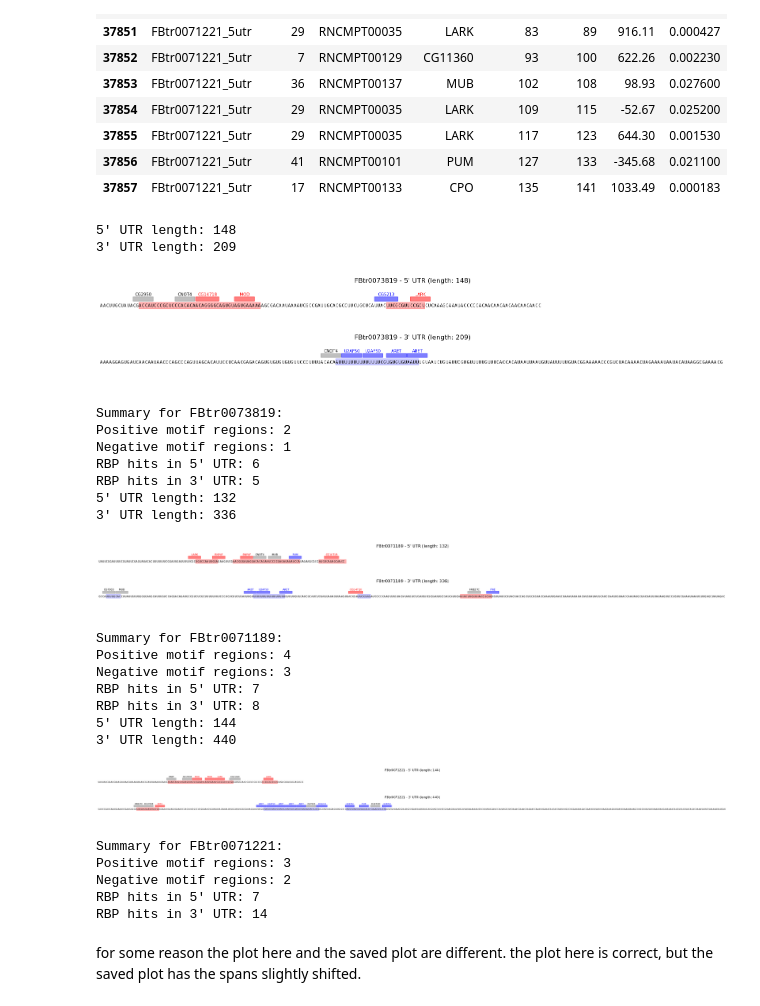
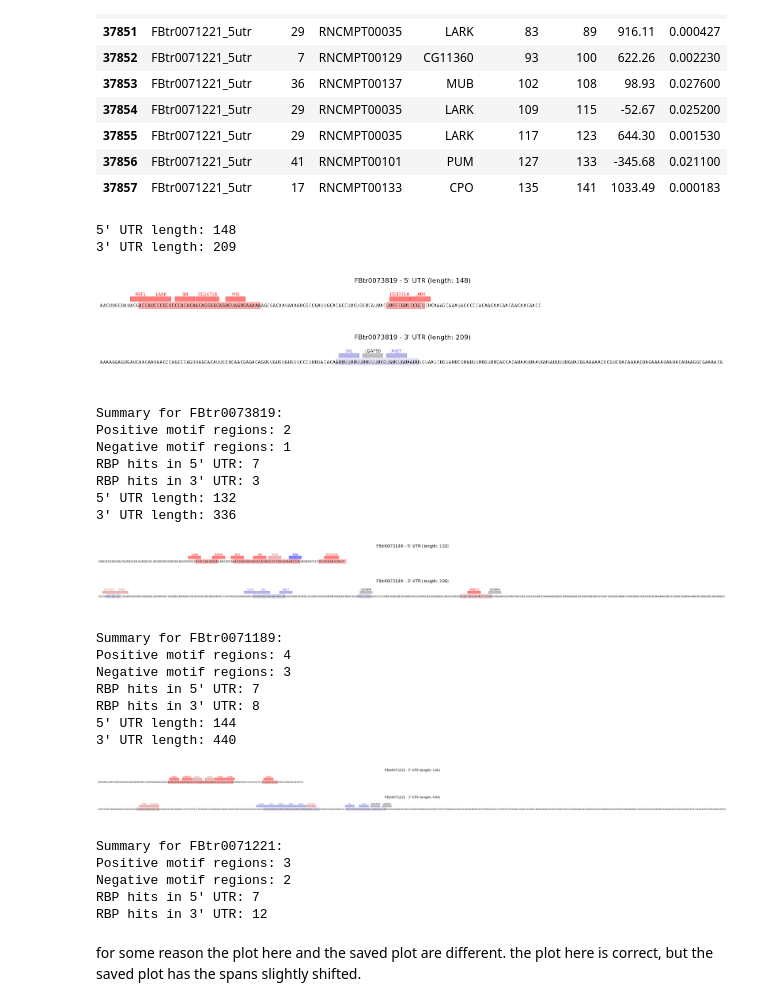
Before and after one commit to ManchesterBioinference/mRNA_LLM, a Jupyter notebook: notebooks/explorativeJupyterNotebooks/createFigures.ipynb, the cells around one changed output. Cells and saved outputs as stored; diff of their text form; code cells hidden in the pictures.

```diff
--- a/notebooks/explorativeJupyterNotebooks/createFigures.ipynb
+++ b/notebooks/explorativeJupyterNotebooks/createFigures.ipynb
@@ -804,0 +984,27 @@ plt.show()
+# %%
+from matplotlib.colors import TwoSlopeNorm
+
+score
+vals = np.array(score)
+amp = float(np.max(np.abs(vals)))  # symmetric range
+norm = TwoSlopeNorm(vmin=-amp, vcenter=0, vmax=amp)
+
+fig, ax = plt.subplots(figsize=(0.06 * len(vals) + 1, 1.1))
+img = ax.imshow(vals[None, :], cmap='bwr', norm=norm, aspect='auto')
+
+ax.set_yticks([])
+ax.set_xlabel('Score Index')
+ax.set_title('SHAP Scores')
+
+# Sparse x ticks if long
+if len(vals) > 40:
+    step = max(1, len(vals) // 20)
+    ax.set_xticks(range(0, len(vals), step))
+
+## Removed legend (no legend created) and kept colorbar for scale reference
+#cb = plt.colorbar(img, ax=ax, fraction=0.04, pad=0.3)
+#cb.set_ticks([-amp, 0, amp])
+
+plt.tight_layout()
+plt.savefig('figures/score_rectangles.svg')
+plt.show()
@@ -1207,8 +1415,10 @@ for target_trID in ['FBtr0073819','FBtr0071189','FBtr0071221']:
         rbp_hits_5utr, rbp_hits_3utr = filter_rbp_hits(pos_motifs, neg_motifs, rbp_hits_5utr, rbp_hits_3utr)
 
         # Define motif groups
-        positive_motifs = ['RNP4F','REF2','B52','CG33714','MOD','LARK','CG14718']
-        negative_motifs = ['FNE','U2AF50','ROX8','ARET','CG5213','PUM']
+        pos5_motifs = ['MSI','CG14718','SF2','CG2950','LARK','RNP4F','REF2','RBP1-LIKE','FMR1','SRP54','B52','SM','HRB98DE','RSF1','CG33714','HRB27C','CG7903','TRA2']
+        pos3_motifs = ['B52','SF2','CG14718','CG2950','CG33714','SRP54','MUB','RSF1','LARK','MSI','CG7903','EIF-2ALPHA','PUF68','MOD','FMR1']
+        neg5_motifs = ['SXL','PUM','ELAV']
+        neg3_motifs = ['ELAV','SXL','ARET','PUM','PAPI']
 
         # Create the visualization
         xmax = max(len(utr5_seq), len(utr3_seq))  # Extend x-axis to accommodate motifs
@@ -1260,7 +1470,7 @@ for target_trID in ['FBtr0073819','FBtr0071189','FBtr0071221']:
 
         # Add RBP motif labels above 5' UTR sequence
         for _, rbp in rbp_hits_5utr.iterrows():
-            color = 'red' if rbp['alt_id'] in positive_motifs else 'blue' if rbp['alt_id'] in negative_motifs else 'black'
+            color = 'red' if rbp['alt_id'] in pos5_motifs else 'blue' if rbp['alt_id'] in neg5_motifs else '#d66d6d' if rbp['alt_id'] in pos3_motifs else '#6d6dd6' if rbp['alt_id'] in neg3_motifs else 'black'
             mid_pos = (rbp['hit_start']-1.4-motifStartMod + rbp['hit_end']) / 2
             ax1.text(mid_pos, rbpLabelHeight, rbp['alt_id'], ha='center', va='bottom',
                     fontsize=7.5, color=color)#, rotation=45)
@@ -1281,7 +1491,7 @@ for target_trID in ['FBtr0073819','FBtr0071189','FBtr0071221']:
                 end_pos = motif['end'] - motif['sepEnd']
                 width = end_pos - start_pos + widthMod
                 rect = patches.Rectangle((start_pos, rectY_SHAP), width, rectHeight,
-                                       linewidth=1, edgecolor='red', facecolor='red', alpha=alphaSHAP)
+                                       linewidth=1, edgecolor='#d66d6d', facecolor='#d66d6d', alpha=alphaSHAP)
                 ax2.add_patch(rect)
                 #ax2.axvspan(start_pos, end_pos, color='red', alpha=0.5)
 
@@ -1292,52 +1502,52 @@ for target_trID in ['FBtr0073819','FBtr0071189','FBtr0071221']:
                 end_pos = motif['end'] - motif['sepEnd']
                 width = end_pos - start_pos + widthMod
                 rect = patches.Rectangle((start_pos, rectY_SHAP), width, rectHeight,
-                                       linewidth=1, edgecolor='blue', facecolor='blue', alpha=0.2)
+                                       linewidth=1, edgecolor='#6d6dd6', facecolor='#6d6dd6', alpha=0.2)
                 ax2.add_patch(rect)
                 #ax2.axvspan(start_pos, end_pos, color='blue', alpha=0.5)
 
 
         # Add RBP motif labels above 3' UTR sequence
         for _, rbp in rbp_hits_3utr.iterrows():
-            color = 'red' if rbp['alt_id'] in positive_motifs else 'blue' if rbp['alt_id'] in negative_motifs else 'black'
+            color = '#d66d6d' if rbp['alt_id'] in pos3_motifs else '#6d6dd6' if rbp['alt_id'] in neg3_motifs else 'red' if rbp['alt_id'] in pos5_motifs else 'blue' if rbp['alt_id'] in neg5_motifs else 'black'
             mid_pos = (rbp['hit_start']-1.4-motifStartMod + rbp['hit_end']) / 2
             ax2.text(mid_pos, rbpLabelHeight, rbp['alt_id'], ha='center', va='bottom',
                     fontsize=7.5, color=color)#, rotation=45)
 
         # Add RBP motif spans
         for _, rbp in rbp_hits_5utr.iterrows():
-            color = 'red' if rbp['alt_id'] in positive_motifs else 'blue' if rbp['alt_id'] in negative_motifs else 'gray'
+            color = 'red' if rbp['alt_id'] in pos5_motifs else 'blue' if rbp['alt_id'] in neg5_motifs else '#d66d6d' if rbp['alt_id'] in pos3_motifs else '#6d6dd6' if rbp['alt_id'] in neg3_motifs else 'gray'
             #ax1.axvspan(rbp['hit_start']-1, rbp['hit_end']-0.25, color=color, alpha=0.2, linewidth=0)
             ax1.add_patch(patches.Rectangle((rbp['hit_start']-1-motifStartMod, rectY_Motif), rbp['hit_end']-rbp['hit_start']+0.75, rbpHeight,
                                        linewidth=1, edgecolor=color, facecolor=color, alpha=0.5))
 
         for _, rbp in rbp_hits_3utr.iterrows():
-            color = 'red' if rbp['alt_id'] in positive_motifs else 'blue' if rbp['alt_id'] in negative_motifs else 'gray'
+            color = '#d66d6d' if rbp['alt_id'] in pos3_motifs else '#6d6dd6' if rbp['alt_id'] in neg3_motifs else 'red' if rbp['alt_id'] in pos5_motifs else 'blue' if rbp['alt_id'] in neg5_motifs else 'gray'
             #ax2.axvspan(rbp['hit_start']-1, rbp['hit_end']-0.25, color=color, alpha=0.2, linewidth=0)
             ax2.add_patch(patches.Rectangle((rbp['hit_start']-1-motifStartMod, rectY_Motif), rbp['hit_end']-rbp['hit_start']+0.75, rbpHeight,
                                        linewidth=1, edgecolor=color, facecolor=color, alpha=0.5))
 
         plt.tight_layout()
         plt.savefig(f'figures/{target_trID}_motif_visualization.svg', dpi=300)
         plt.show()
         # Print summary
         print(f"\nSummary for {target_trID}:")
         print(f"Positive motif regions: {len(pos_motifs)}")
         print(f"Negative motif regions: {len(neg_motifs)}")
         print(f"RBP hits in 5' UTR: {len(rbp_hits_5utr)}")
         print(f"RBP hits in 3' UTR: {len(rbp_hits_3utr)}")
 # %% [output]
 5' UTR length: 148
 3' UTR length: 209
-[figure, old version]
+[figure, new version]
 Summary for FBtr0073819:
 Positive motif regions: 2
 Negative motif regions: 1
-RBP hits in 5' UTR: 6
-RBP hits in 3' UTR: 5
+RBP hits in 5' UTR: 7
+RBP hits in 3' UTR: 3
 5' UTR length: 132
 3' UTR length: 336
-[figure, old version]
+[figure, new version]
 Summary for FBtr0071189:
 Positive motif regions: 4
 Negative motif regions: 3
@@ -1345,12 +1555,12 @@ RBP hits in 5' UTR: 7
 RBP hits in 3' UTR: 8
 5' UTR length: 144
 3' UTR length: 440
-[figure, old version]
+[figure, new version]
 Summary for FBtr0071221:
 Positive motif regions: 3
 Negative motif regions: 2
 RBP hits in 5' UTR: 7
-RBP hits in 3' UTR: 14
+RBP hits in 3' UTR: 12
 # %% [markdown]
 for some reason the plot here and the saved plot are different. the plot here is correct, but the saved plot has the spans slightly shifted.
 # %% [markdown]
```
Also changed, not shown: parts of 14 cells of this notebook, 20 other files.
